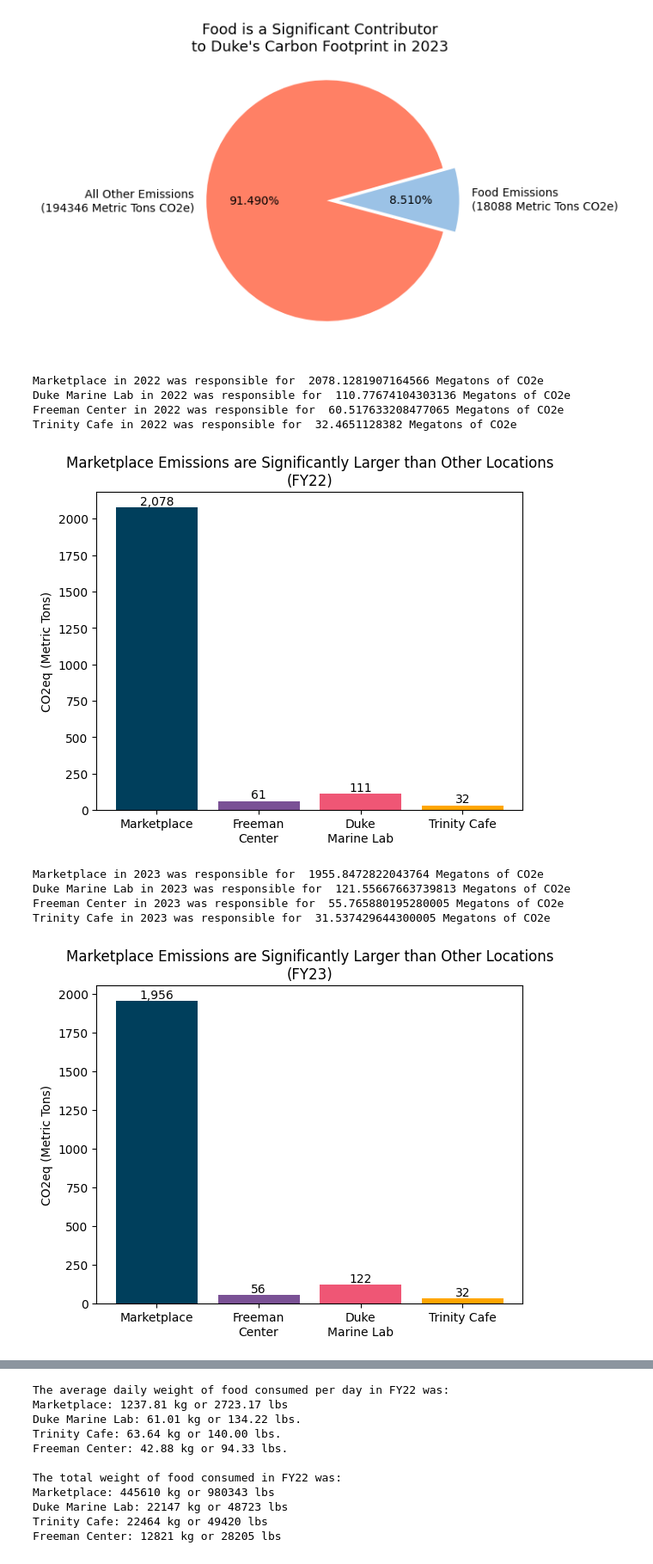
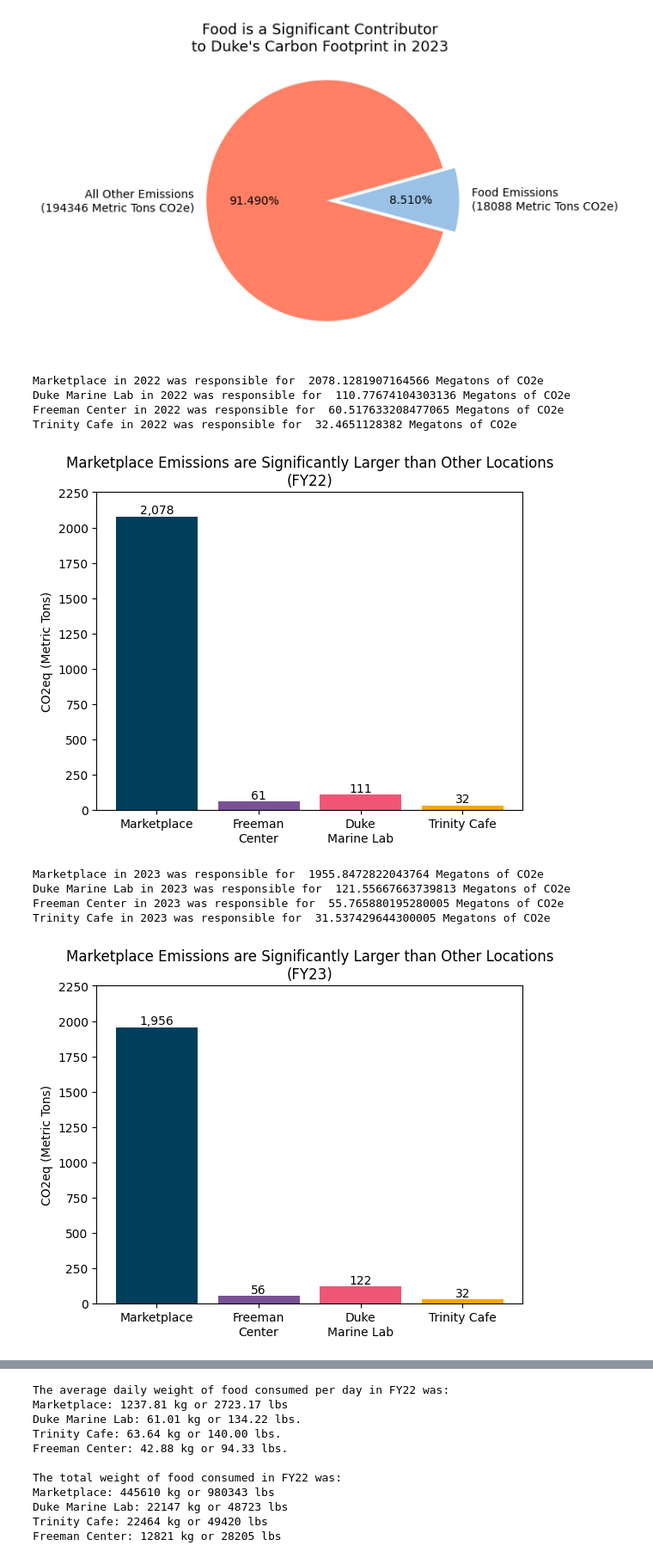
Before and after one commit to ethansong206/Climate-Plus-Project, a Jupyter notebook: DataCleaning.ipynb, the cells around one changed output, grey strips where cells are left out. Shown: that part at 86% size. Saved outputs shown, nothing was run; the diff lists cells and outputs as text; code cells hidden in the pictures.

```diff
--- a/DataCleaning.ipynb
+++ b/DataCleaning.ipynb
@@ -1044,40 +1044,42 @@ bars = ax.bar(labels, counts, color = bar_colors)
 ax.set_ylabel('CO2eq (Metric Tons)')
 ax.set_title('Marketplace Emissions are Significantly Larger than Other Locations\n(FY22)')
 ax.bar_label(bars , fmt='{:,.0f}')
+plt.ylim([0, 2250])
 plt.show()
 # %% [output]
 Marketplace in 2022 was responsible for  2078.1281907164566 Megatons of CO2e
 Duke Marine Lab in 2022 was responsible for  110.77674104303136 Megatons of CO2e
 Freeman Center in 2022 was responsible for  60.517633208477065 Megatons of CO2e
 Trinity Cafe in 2022 was responsible for  32.4651128382 Megatons of CO2e
-[figure, old version]
+[figure, new version]
 # %%
 #@title Analyze Annual Emissions fy23
 
 marketplace_annual_co2_23 = np.sum(DDFY23[DDFY23['Unit Name'] == 'Marketplace']['CO2e(kg)']) / 1000
 duml_annual_co2_23 = np.sum(DDFY23[DDFY23['Unit Name'] == 'DuML']['CO2e(kg)']) / 1000
 freeman_annual_co2_23 = np.sum(DDFY23[DDFY23['Unit Name'] == 'Freeman']['CO2e(kg)']) / 1000
 trinity_annual_co2_23 = np.sum(DDFY23[DDFY23['Unit Name'] == 'Trinity']['CO2e(kg)']) / 1000
 
 print('Marketplace in 2023 was responsible for ', marketplace_annual_co2_23, 'Megatons of CO2e')
 print('Duke Marine Lab in 2023 was responsible for ', duml_annual_co2_23, 'Megatons of CO2e')
 print('Freeman Center in 2023 was responsible for ', freeman_annual_co2_23, 'Megatons of CO2e')
 print('Trinity Cafe in 2023 was responsible for ', trinity_annual_co2_23, 'Megatons of CO2e')
 
 
 counts = [marketplace_annual_co2_23, freeman_annual_co2_23, duml_annual_co2_23, trinity_annual_co2_23]
 fig, ax = plt.subplots()
 labels = ['Marketplace', 'Freeman\nCenter', 'Duke\nMarine Lab', 'Trinity Cafe']
 bar_colors = ['#003f5c', '#7a5195', '#ef5675', '#ffa600']
 bars = ax.bar(labels, counts, color = bar_colors)
 ax.set_ylabel('CO2eq (Metric Tons)')
 ax.set_title('Marketplace Emissions are Significantly Larger than Other Locations\n(FY23)')
 ax.bar_label(bars , fmt='{:,.0f}')
+plt.ylim([0, 2250])
 plt.show()
 # %% [output]
 Marketplace in 2023 was responsible for  1955.8472822043764 Megatons of CO2e
 Duke Marine Lab in 2023 was responsible for  121.55667663739813 Megatons of CO2e
 Freeman Center in 2023 was responsible for  55.765880195280005 Megatons of CO2e
 Trinity Cafe in 2023 was responsible for  31.537429644300005 Megatons of CO2e
-[figure, old version]
+[figure, new version]
 # %%
```
Also changed, not shown: parts of 2 cells of this notebook.
